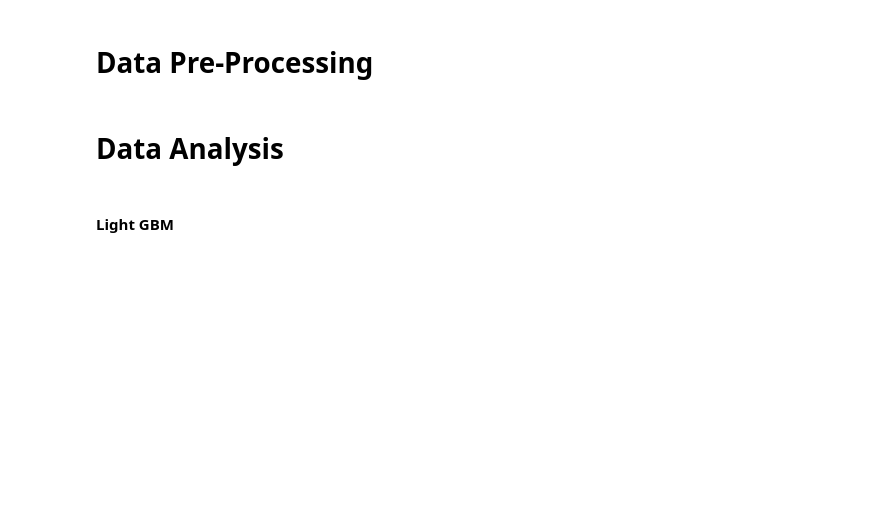
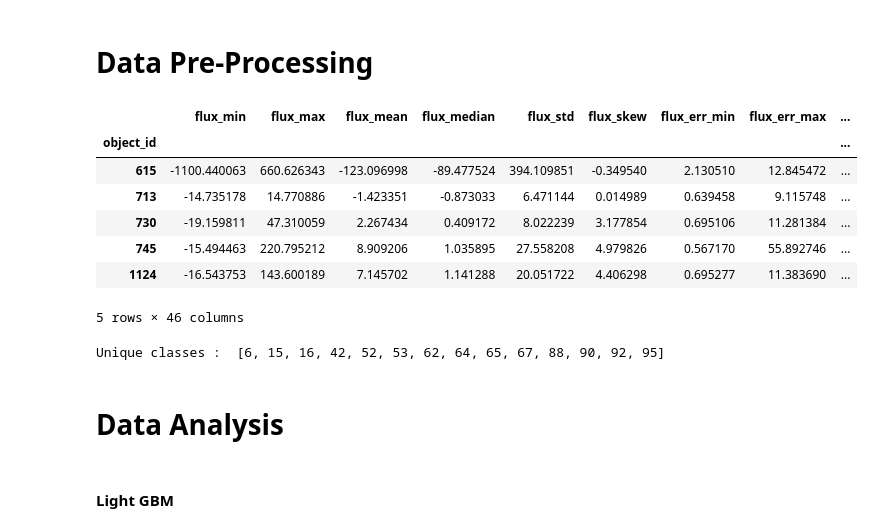
Before and after one commit to ucfbrd/PLAsTiCC-Astronomical-Classification, a Jupyter notebook: src/Youssef/Main-Notebook.ipynb, the cells around one changed output. Saved outputs shown, nothing was run; the diff lists cells and outputs as text; code cells hidden in the pictures; blank space fills up the shorter version.

```diff
--- a/src/Youssef/Main-Notebook.ipynb
+++ b/src/Youssef/Main-Notebook.ipynb
@@ -21,0 +50,2 @@ np.warnings.filterwarnings('ignore')
+# %%
+data_folder = "/Users/youssefberrada/Downloads/all/"
@@ -21,0 +54,4 @@ np.warnings.filterwarnings('ignore')
+# %%
+
+train = pd.read_csv(data_folder+'training_set.csv')
+meta_train = pd.read_csv(data_folder+'training_set_metadata.csv')
@@ -22,8 +67,6 @@ np.warnings.filterwarnings('ignore')
 # %% [markdown]
 # Data Pre-Processing
 # %%
-
-train = pd.read_csv('../input/training_set.csv')
 fcp = {'fft_coefficient': [{'coeff': 0, 'attr': 'abs'},{'coeff': 1, 'attr': 'abs'}],'kurtosis' : None, 'skewness' : None}
 
 def featurize(df):
@@ -49,16 +92,18 @@ def featurize(df):
     agg_df['flux_dif2'] = (agg_df['flux_max'] - agg_df['flux_min']) / agg_df['flux_mean']
     agg_df['flux_w_mean'] = agg_df['flux_by_flux_ratio_sq_sum'] / agg_df['flux_ratio_sq_sum']
     agg_df['flux_dif3'] = (agg_df['flux_max'] - agg_df['flux_min']) / agg_df['flux_w_mean']
-
+    # Add more features with
     agg_df_ts = extract_features(df, column_id='object_id', column_sort='mjd', column_kind='passband', column_value = 'flux', default_fc_parameters = fcp, n_jobs=4)
+    # Add smart feature that is suggested here https://www.kaggle.com/c/PLAsTiCC-2018/discussion/69696#410538
+    # dt[detected==1, mjd_diff:=max(mjd)-min(mjd), by=object_id]
     df_det = df[df['detected']==1].copy()
 
     agg_df_mjd = extract_features(df_det, column_id='object_id', column_value = 'mjd', default_fc_parameters = {'maximum':None, 'minimum':None}, n_jobs=4)
     agg_df_mjd['mjd_diff_det'] = agg_df_mjd['mjd__maximum'] - agg_df_mjd['mjd__minimum']
     del agg_df_mjd['mjd__maximum'], agg_df_mjd['mjd__minimum']
-    agg_df_ts = pd.merge(agg_df_ts, agg_df_mjd, on = 'id')
-    agg_df_ts.index.rename('object_id',inplace=True)
-    agg_df = pd.merge(agg_df, agg_df_ts, on='object_id')
+    agg_df_ts = pd.merge(agg_df_ts, agg_df_mjd,left_index=True, right_index=True)
+    # tsfresh returns a dataframe with an index name='id'
+    #agg_df_ts.index.rename('object_id',inplace=True)
+    agg_df = pd.merge(agg_df, agg_df_ts,left_index=True, right_index=True)
     return agg_df
-
-agg_train = featurize(train)
+    #return agg_df_mjd,agg_df_ts
@@ -65,7 +112,15 @@ agg_train = featurize(train)
+# %%
+agg_train.head()
+# %% [output]
+|  | flux_min | flux_max | flux_mean | flux_median | flux_std | flux_skew | flux_err_min | flux_err_max | ... |
+| object_id |  |  |  |  |  |  |  |  | ... |
+| 615 | -1100.440063 | 660.626343 | -123.096998 | -89.477524 | 394.109851 | -0.349540 | 2.130510 | 12.845472 | ... |
+| 713 | -14.735178 | 14.770886 | -1.423351 | -0.873033 | 6.471144 | 0.014989 | 0.639458 | 9.115748 | ... |
+| 730 | -19.159811 | 47.310059 | 2.267434 | 0.409172 | 8.022239 | 3.177854 | 0.695106 | 11.281384 | ... |
+| 745 | -15.494463 | 220.795212 | 8.909206 | 1.035895 | 27.558208 | 4.979826 | 0.567170 | 55.892746 | ... |
+| 1124 | -16.543753 | 143.600189 | 7.145702 | 1.141288 | 20.051722 | 4.406298 | 0.695277 | 11.383690 | ... |
+5 rows × 46 columns
 # %%
-meta_train = pd.read_csv('../input/training_set_metadata.csv')
-meta_train.head()
-
 full_train = agg_train.reset_index().merge(
     right=meta_train,
     how='outer',
@@ -92,6 +147,8 @@ if 'object_id' in full_train:
 
 train_mean = full_train.mean(axis=0)
 full_train.fillna(0, inplace=True)
+# %% [output]
+Unique classes :  [6, 15, 16, 42, 52, 53, 62, 64, 65, 67, 88, 90, 92, 95]
 # %% [markdown]
 # Data Analysis
 # %% [markdown]
```
Also changed, not shown: parts of 12 cells of this notebook.
